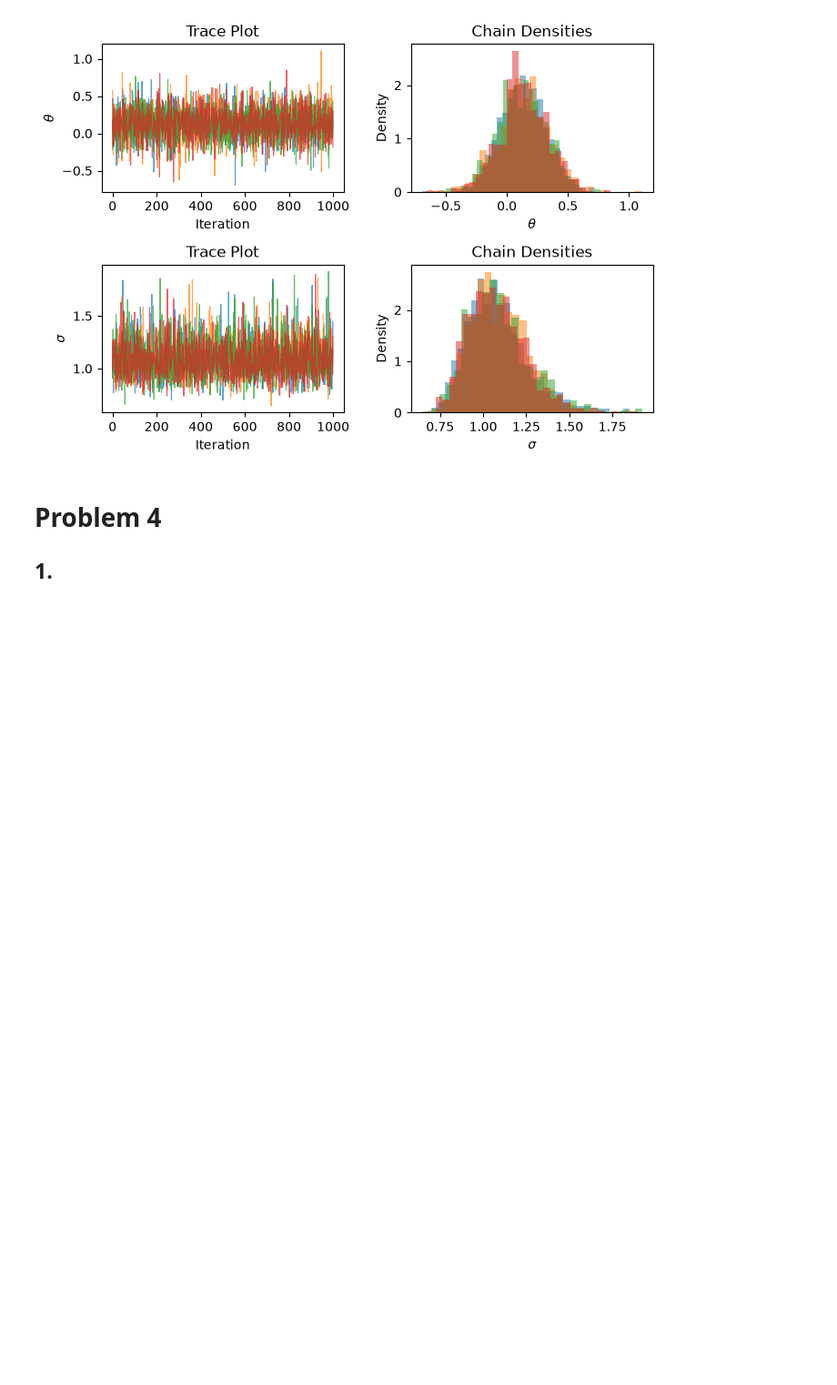
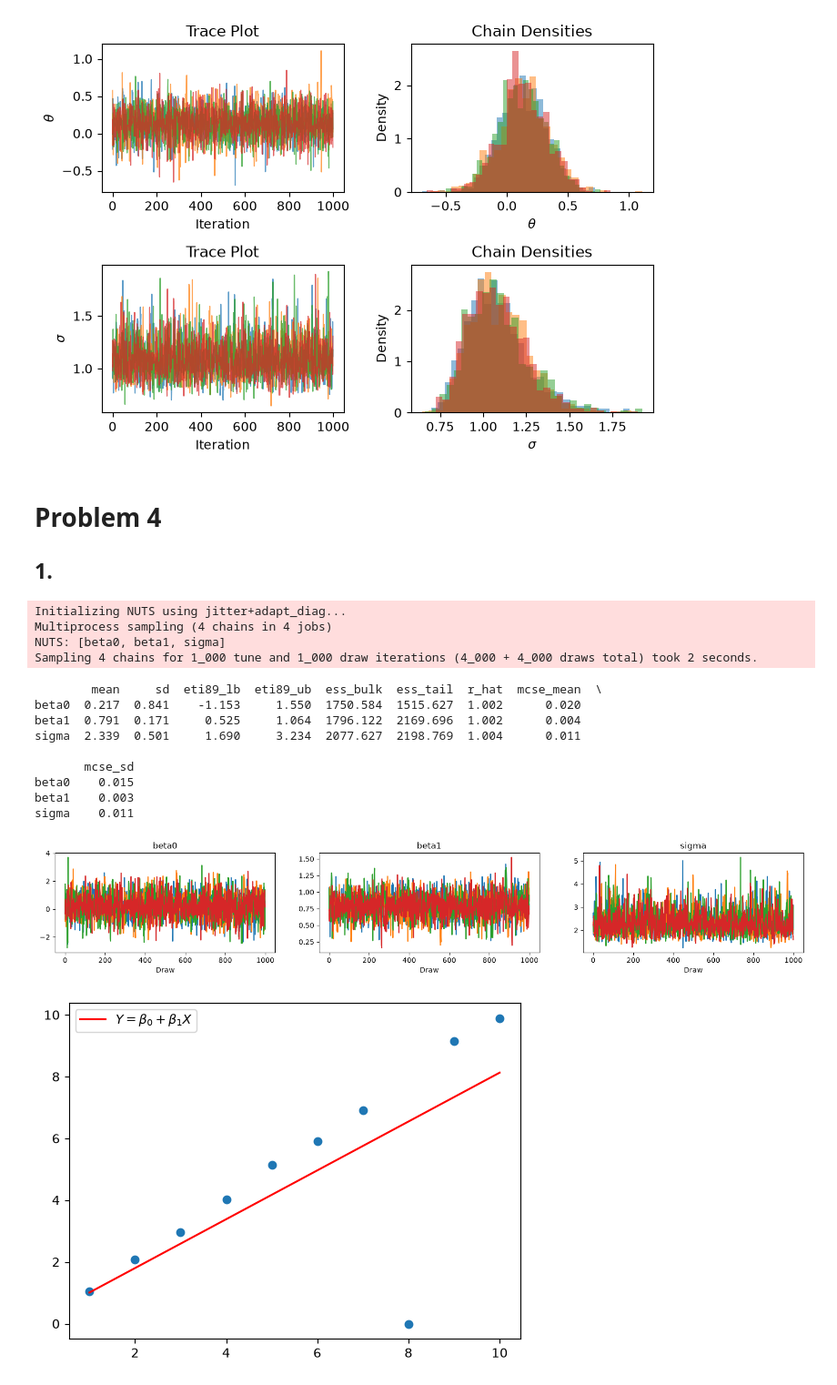
Before and after one commit to macpalor/statistics-for-data-science, a Jupyter notebook: exercise5.ipynb, the cells around one changed output. Shown at 91% size. Cells and saved outputs as stored; diff of their text form; code cells hidden in the pictures; blank space fills up the shorter version.

```diff
--- a/exercise5.ipynb
+++ b/exercise5.ipynb
@@ -350,26 +344,58 @@ Sigma std: 0.17678
 # %%
 # --- Data and Hyperparameters ---
 # The data for the exercise
 X_data = np.array([1.0, 2.0, 3.0, 4.0, 5.0, 6.0, 7.0, 8.0, 9.0, 10.0])
 Y_data = np.array([1.06, 2.07, 2.97, 4.01, 5.13, 5.92, 6.91, 0.00, 9.15, 9.90])
 
 # Prior hyperparameters
 beta_mean = 0.0
 beta_std = 1.0
 sigma_alpha = 0.1
 sigma_beta = 1.0
 
 # --- Model Definition ---
 with pm.Model() as linear_model:
     # Priors for the intercept (beta0) and slope (beta1)
     beta0 = pm.Normal('beta0', mu=beta_mean, sigma=beta_std)
     beta1 = pm.Normal('beta1', mu=beta_mean, sigma=beta_std)
 
     # Prior for the noise standard deviation
     sigma = pm.Gamma('sigma', alpha=sigma_alpha, beta=sigma_beta)
 
     # Expected value of Y
     mu = beta0 + beta1 * X_data
 
     # Likelihood of the data
     Y_obs = pm.Normal('Y_obs', mu=mu, sigma=sigma, observed=Y_data)
+    idata = pm.sample(draws=1000, tune=1000, random_seed=42, progressbar=False)
+
+summary = az.summary(idata, round_to=3)
+print(summary)
+az.plot_trace(idata)
+plt.show()
+
+slope = summary.loc["beta1", "mean"]
+intercept = summary.loc["beta0", "mean"]
+
+plt.scatter(X_data, Y_data)
+x = np.linspace(X_data.min(), X_data.max(), 100)
+y = slope * x + intercept
+plt.plot(x, y, "r", label=r"$Y=\beta_0 + \beta_1 X$")
+plt.legend()
+plt.show()
+# %% [output]
+Initializing NUTS using jitter+adapt_diag...
+Multiprocess sampling (4 chains in 4 jobs)
+NUTS: [beta0, beta1, sigma]
+Sampling 4 chains for 1_000 tune and 1_000 draw iterations (4_000 + 4_000 draws total) took 2 seconds.
+        mean     sd  eti89_lb  eti89_ub  ess_bulk  ess_tail  r_hat  mcse_mean  \
+beta0  0.217  0.841    -1.153     1.550  1750.584  1515.627  1.002      0.020
+beta1  0.791  0.171     0.525     1.064  1796.122  2169.696  1.002      0.004
+sigma  2.339  0.501     1.690     3.234  2077.627  2198.769  1.004      0.011
+
+       mcse_sd
+beta0    0.015
+beta1    0.003
+sigma    0.011
+[figure, added]
+[figure, added]
```
Also changed, not shown: parts of 7 cells of this notebook.
